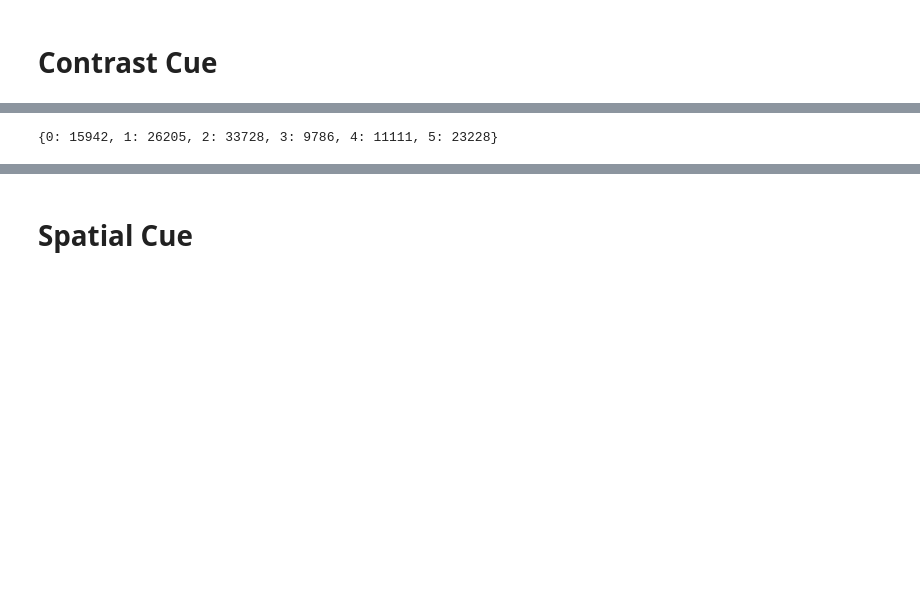
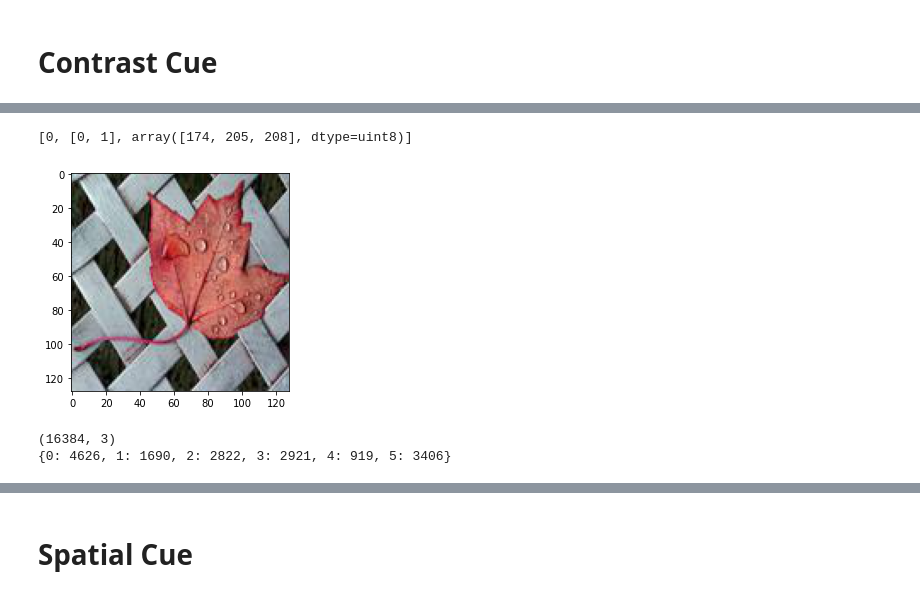
Before and after one commit to KKC28/Advance-Computer-Vision, a Jupyter notebook: Cluster Based Co-Saliency Detection Algorithm.ipynb, the cells around one changed output, grey strips where cells are left out. Drawn from its saved outputs; the diff is of its cells as text; code cells hidden in the pictures; blank space fills up the shorter version.

```diff
--- a/Cluster Based Co-Saliency Detection Algorithm.ipynb
+++ b/Cluster Based Co-Saliency Detection Algorithm.ipynb
@@ -110,11 +19,0 @@ KMeans(n_clusters=6)
-# %%
-# clt.cluster_centers_
-# clt.labels_
-
-(unique, counts) = np.unique(clt.labels_, return_counts=True)
-# print(unique)
-# print(counts)
-cluster_freq = dict(zip(unique,counts))
-print(cluster_freq)
-# %% [output]
-{0: 15942, 1: 26205, 2: 33728, 3: 9786, 4: 11111, 5: 23228}
@@ -121 +41,63 @@ print(cluster_freq)
+# %%
+# #Reading Single or Mulitple Image and Finding center of Image and pixel value and coordinates
+
+
+folder='./Co-Saliency/SC/'
+folder='./'
+O=[]
+k=0
+all_pixels=[]
+for filename in os.listdir(folder):
+# for filename in ['Leaf.jpg']:
+#     img = Image.open(os.path.join(folder,filename))   #incase image has to be resized
+#     newsize = (128,128)
+#     img = img.resize(newsize)
+#     img.save(folder+filename)
+    img =mpimg.imread(os.path.join(folder,filename))
+#     print(img.size)
+    plt.imshow(img)
+    gray_img = cv2.cvtColor(img, cv2.COLOR_RGB2GRAY)
+    moment = cv2.moments(gray_img)
+    X = int(moment ["m10"] / moment["m00"])
+    Y = int(moment ["m01"] / moment["m00"])
+    temp=[]
+    temp.append(X)
+    temp.append(Y)
+    O.append(temp)
+    for i in range(len(img)):
+        for j in range(len(img[0])):
+            cor=[]
+            cor.append(i) #Corrdinates of pixel
+            cor.append(j)
+            pix=img[i][j] #pixels value
+            temp1=[]
+            temp1.append(k) #center index to be taken from O list
+            temp1.append(cor)
+            temp1.append(pix)
+            all_pixels.append(temp1)
+    k+=1
+
+print(all_pixels[1])
+# %% [output]
+[0, [0, 1], array([174, 205, 208], dtype=uint8)]
+[figure, added]
+# %%
+#clustering all pixels
+
+# pixels=np.array([i[2] for i in all_pixels]) #RGB Space
+pixels=np.array([color.rgb2lab([[i[2]]])[0][0] for i in all_pixels]) #Lab Space
+print(pixels.shape)
+
+n_clusters =6 #intra image
+# n_clusters =20 #inter image min(3M,20)
+clt = KMeans(n_clusters =n_clusters)
+clt.fit(pixels)
+
+(unique, counts) = np.unique(clt.labels_, return_counts=True)
+cluster_freq =dict()
+cluster_freq = dict(zip(unique,counts))
+print(cluster_freq)
+# %% [output]
+(16384, 3)
+{0: 4626, 1: 1690, 2: 2822, 3: 2921, 4: 919, 5: 3406}
 # %%
```
Also changed, not shown: parts of 18 cells of this notebook.
